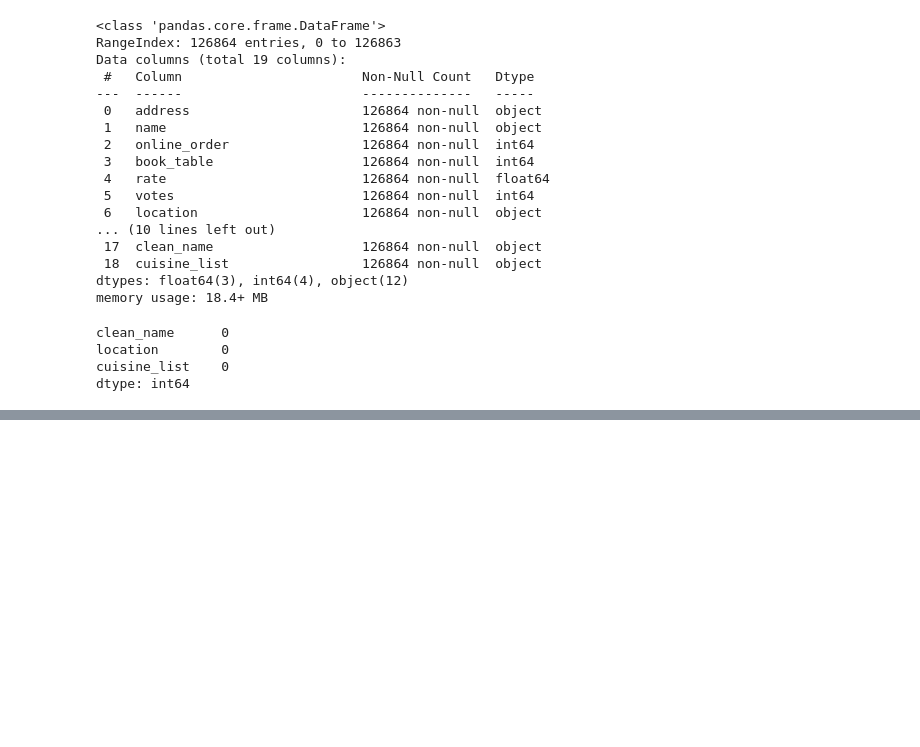
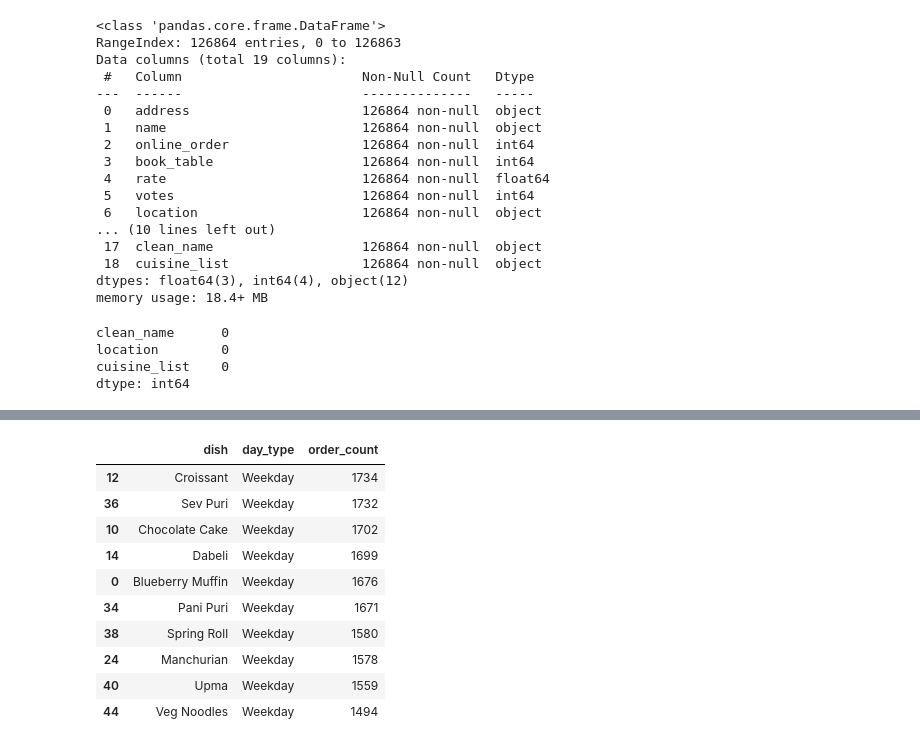
Before and after one commit to AvadhootAK/Restuarant-Data-Project, a Jupyter notebook: customer_behavior_analysis.ipynb, the cells around one changed output, grey strips where cells are left out. Saved outputs shown, nothing was run; the diff lists cells and outputs as text; code cells hidden in the pictures; blank space fills up the shorter version.

```diff
--- a/customer_behavior_analysis.ipynb
+++ b/customer_behavior_analysis.ipynb
@@ -350,0 +363,2 @@ cuisine_dim.to_csv("cuisine_dim.csv")
+# %%
+data["day_of_week"] = data['order_timestamp'].dt.day_name()
@@ -350,0 +415,14 @@ cuisine_dim.to_csv("cuisine_dim.csv")
+# %%
+top_weekday_dishes
+# %% [output]
+|  | dish | day_type | order_count |
+| 12 | Croissant | Weekday | 1734 |
+| 36 | Sev Puri | Weekday | 1732 |
+| 10 | Chocolate Cake | Weekday | 1702 |
+| 14 | Dabeli | Weekday | 1699 |
+| 0 | Blueberry Muffin | Weekday | 1676 |
+| 34 | Pani Puri | Weekday | 1671 |
+| 38 | Spring Roll | Weekday | 1580 |
+| 24 | Manchurian | Weekday | 1578 |
+| 40 | Upma | Weekday | 1559 |
+| 44 | Veg Noodles | Weekday | 1494 |
```
Also changed, not shown: parts of 12 cells of this notebook.
